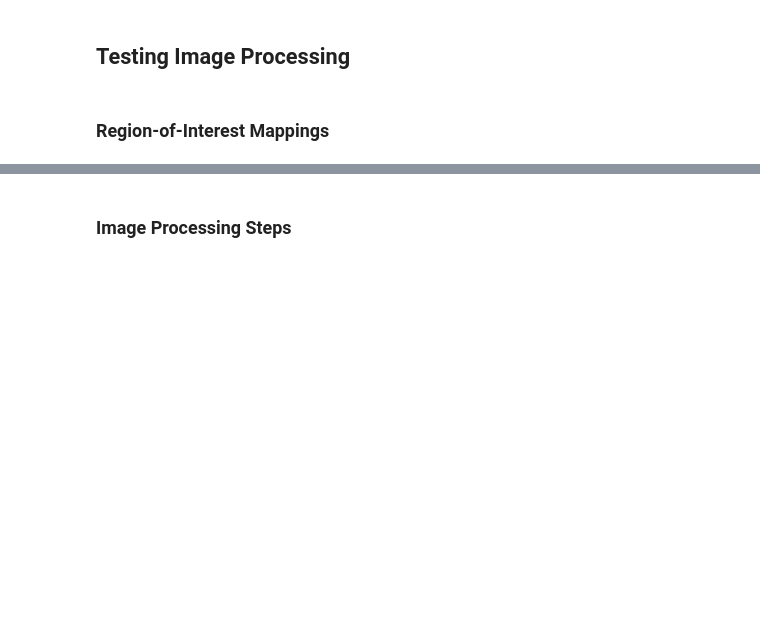
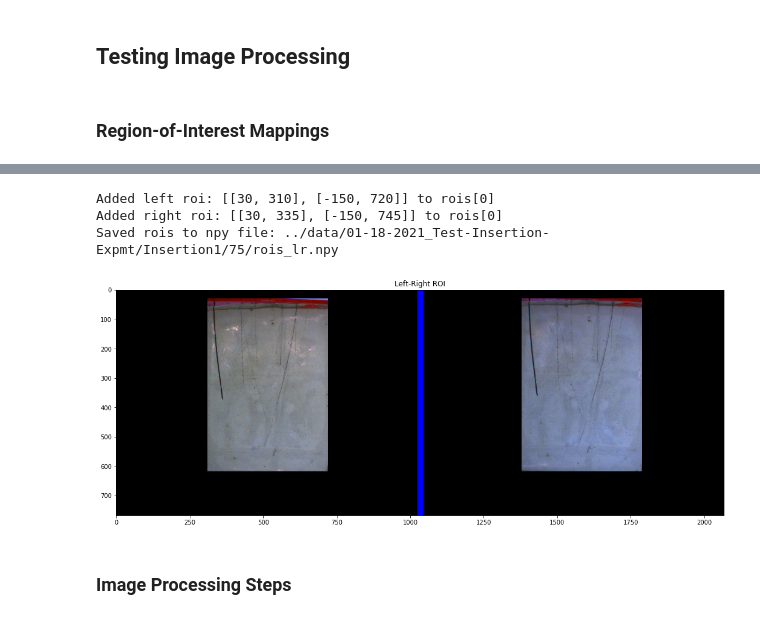
Before and after one commit to dlezcan1/AMIRo-cv, a Jupyter notebook: src/NeedleCompVision.ipynb, the cells around one changed output, grey strips where cells are left out. Drawn from its saved outputs; the diff is of its cells as text; code cells hidden in the pictures; blank space fills up the shorter version.

Commit message:
Updated tissue insertion stereo processing

```diff
--- a/src/NeedleCompVision.ipynb
+++ b/src/NeedleCompVision.ipynb
@@ -35,8 +35,14 @@ stereo_dir = "../data/"
 needle_dir = stereo_dir + "needle_examples/"  # needle insertion examples directory
 grid_dir = stereo_dir + "grid_only/"  # grid testing directory
 valid_dir = stereo_dir + "stereo_validation_jig/"  # validation directory
+insertion_dir = stereo_dir + "01-18-2021_Test-Insertion-Expmt/"
 
 curvature_dir = glob.glob( valid_dir + 'k_*/' )  # validation curvature directories
+insertion_dirs = sorted([d.replace('\\', '/') for d in glob.glob(insertion_dir +"Insertion*/")])
+insertion_distances = sorted([d.split('\\')[-2] + "/" for d in glob.glob(insertion_dirs[0] + "/*/")])
+
+print('# of Insertion directories:', len(insertion_dirs), insertion_dirs)
+print('Insertion distances:', insertion_distances)
 
 # load matlab stereo calibration parameters
 stereo_param_dir = "../calibration/Stereo_Camera_Calibration_10-23-2020"
@@ -449,3 +407,66 @@ if save:
+# %%
+# load the stereo pair
+img_num = 0
+save = True
+
+left_file = insertion_dirs[img_dir_num] + insertion_distances[ins_dist_num] + f"left.png"
+right_file = insertion_dirs[img_dir_num] + insertion_distances[ins_dist_num]  + f"right.png"
+
+left_img = cv.imread(left_file, cv.IMREAD_ANYCOLOR)
+right_img = cv.imread(right_file, cv.IMREAD_ANYCOLOR)
+
+if (left_img is None) or (right_img is None):
+    print(f"Image pair number: '{img_num}' is not found.")
+
+#if
+
+left_img = cv.cvtColor(left_img, cv.COLOR_BGR2RGB)
+right_img = cv.cvtColor(right_img, cv.COLOR_BGR2RGB)
+
+# try the ROI
+l_bnd = 310
+r_bnd = l_bnd + 410
+t_bnd = 30
+b_bnd = -150
+roi_l = [[t_bnd, l_bnd], [b_bnd, r_bnd]]
+roi_r = [[t_bnd, l_bnd+25], [b_bnd, r_bnd+25]]
+
+left_roi = roi(left_img, roi_l, full=True)
+right_roi = roi(right_img, roi_r, full=True)
+
+plt.figure(figsize=(18,12))
+plt.imshow(imconcat(left_roi, right_roi, [0, 0, 255]))
+plt.title('Left-Right ROI')
+
+if img_num + 1> len(rois_l):
+    rois_l += [[[0,0], [-1,-1]]]*10
+    print('Expanded rois_l to length:', len(rois_l), np.shape(rois_l))
+
+# if
+
+if img_num + 1 > len(rois_r):
+    rois_r += [[[0,0], [-1,-1]]]*10
+    print('Expanded rois_r to length:', len(rois_r), np.shape(rois_r))
+
+# if
+
+print()
+
+rois_l[img_num] = roi_l
+print(f"Added left roi: {roi_l} to rois[{img_num}]")
+
+rois_r[img_num] = roi_r
+print(f"Added right roi: {roi_r} to rois[{img_num}]")
+
+if save:
+    rois_lr = np.concatenate((rois_l, rois_r), axis=2).astype(int)
+    np.save(insertion_dirs[img_dir_num] + insertion_distances[ins_dist_num]  + "rois_lr.npy", rois_lr)
+    print('Saved rois to npy file:', insertion_dirs[img_dir_num] + insertion_distances[ins_dist_num]  + 'rois_lr.npy')
+# %% [output]
+Added left roi: [[30, 310], [-150, 720]] to rois[0]
+Added right roi: [[30, 335], [-150, 745]] to rois[0]
+Saved rois to npy file: ../data/01-18-2021_Test-Insertion-Expmt/Insertion1/75/rois_lr.npy
+[figure, added]
 # %% [markdown]
 ### Image Processing Steps
 # %%
```
Also changed, not shown: parts of 7 cells of this notebook, 1 other file.
